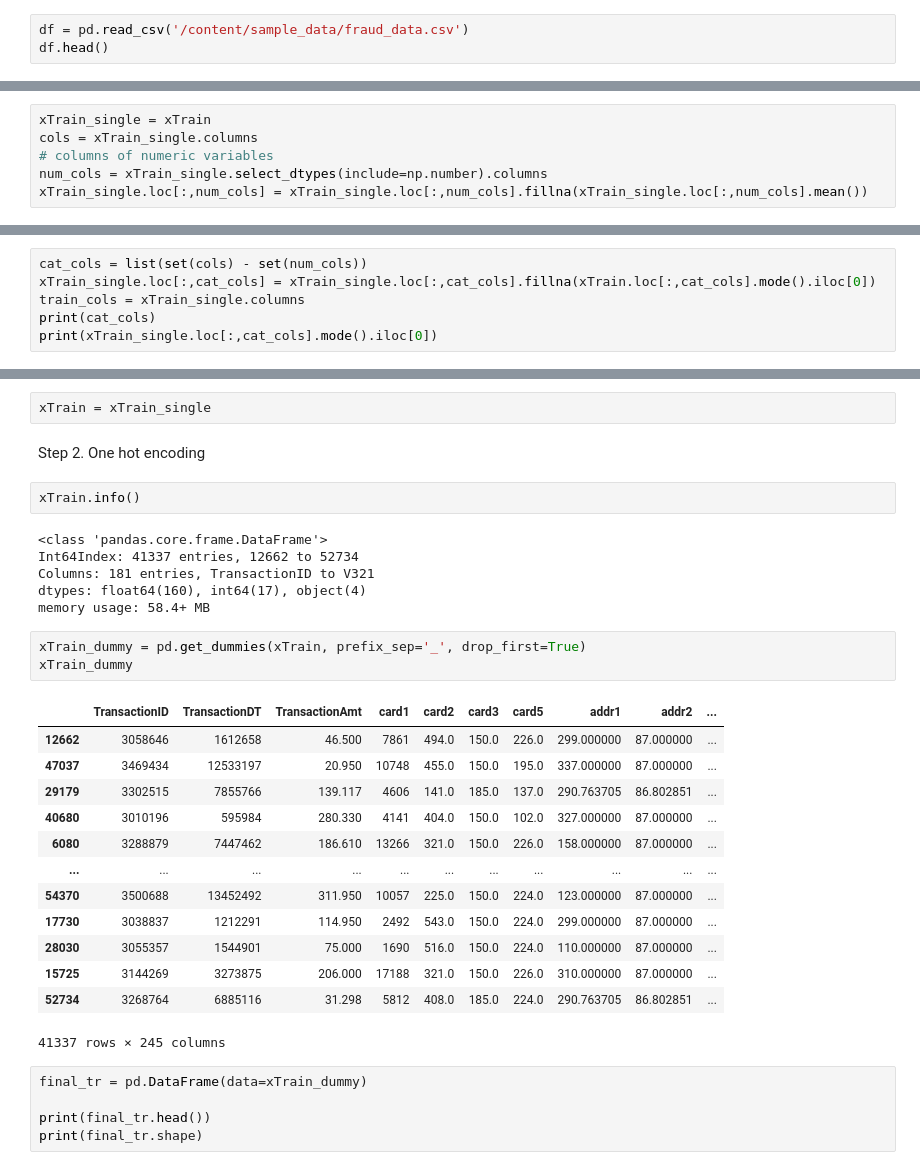
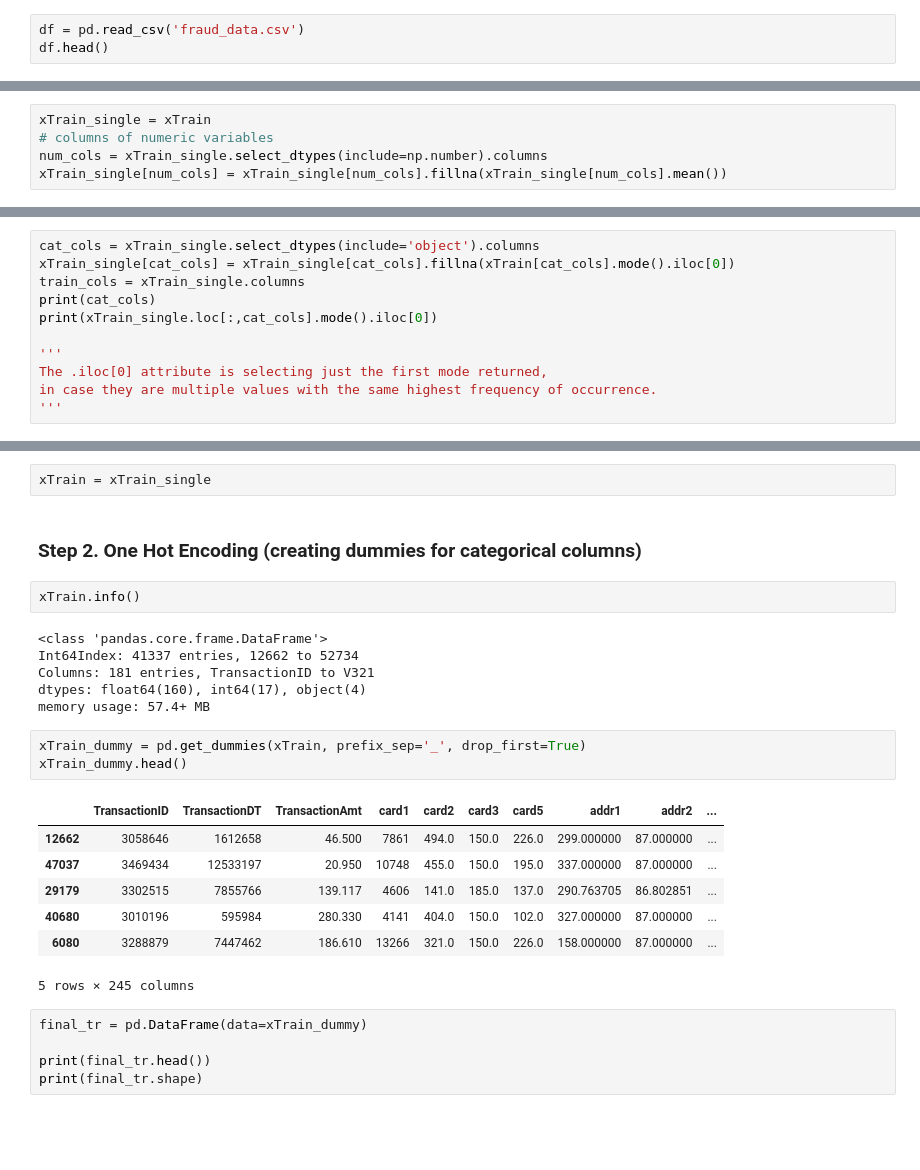
Before and after one commit to mengyush/data-science, a Jupyter notebook: IEEE_CIS_Fraud_Detection.ipynb, the cells around one changed output, grey strips where cells are left out. Cells and saved outputs as stored; diff of their text form; blank space fills up the shorter version.

```diff
--- a/IEEE_CIS_Fraud_Detection.ipynb
+++ b/IEEE_CIS_Fraud_Detection.ipynb
@@ -14,7 +14,7 @@ from sklearn.model_selection import train_test_split
 import warnings
 warnings.filterwarnings('ignore')
 # %%
-df = pd.read_csv('/content/sample_data/fraud_data.csv')
+df = pd.read_csv('fraud_data.csv')
 df.head()
 # %% [output]
 |  | TransactionID | isFraud | TransactionDT | TransactionAmt | ProductCD | card1 | card2 | card3 | card4 | ... |
@@ -87,7 +116,6 @@ Step 1a. Filling missing Numeric Variables with mean of the variable
 # %%
 xTrain_single = xTrain
-cols = xTrain_single.columns
 # columns of numeric variables
 num_cols = xTrain_single.select_dtypes(include=np.number).columns
-xTrain_single.loc[:,num_cols] = xTrain_single.loc[:,num_cols].fillna(xTrain_single.loc[:,num_cols].mean())
+xTrain_single[num_cols] = xTrain_single[num_cols].fillna(xTrain_single[num_cols].mean())
 # %% [markdown]
@@ -95,7 +123,12 @@ Step 1b. Filing missing Categorical Variables with mode of the variable
 # %%
-cat_cols = list(set(cols) - set(num_cols))
-xTrain_single.loc[:,cat_cols] = xTrain_single.loc[:,cat_cols].fillna(xTrain.loc[:,cat_cols].mode().iloc[0])
+cat_cols = xTrain_single.select_dtypes(include='object').columns
+xTrain_single[cat_cols] = xTrain_single[cat_cols].fillna(xTrain[cat_cols].mode().iloc[0])
 train_cols = xTrain_single.columns
 print(cat_cols)
 print(xTrain_single.loc[:,cat_cols].mode().iloc[0])
+
+'''
+The .iloc[0] attribute is selecting just the first mode returned,
+in case they are multiple values with the same highest frequency of occurrence.
+'''
 # %% [output]
@@ -147,8 +181,8 @@ max        237.000000
 Name: card5, dtype: float64
 # %%
 xTrain = xTrain_single
-# %% [markdown]
-Step 2. One hot encoding
+# %% [markdown]
+### Step 2. One Hot Encoding (creating dummies for categorical columns)
 # %%
 xTrain.info()
 # %% [output]
@@ -156,24 +190,18 @@ xTrain.info()
 Int64Index: 41337 entries, 12662 to 52734
 Columns: 181 entries, TransactionID to V321
 dtypes: float64(160), int64(17), object(4)
-memory usage: 58.4+ MB
+memory usage: 57.4+ MB
 # %%
 xTrain_dummy = pd.get_dummies(xTrain, prefix_sep='_', drop_first=True)
-xTrain_dummy
+xTrain_dummy.head()
 # %% [output]
 |  | TransactionID | TransactionDT | TransactionAmt | card1 | card2 | card3 | card5 | addr1 | addr2 | ... |
 | 12662 | 3058646 | 1612658 | 46.500 | 7861 | 494.0 | 150.0 | 226.0 | 299.000000 | 87.000000 | ... |
 | 47037 | 3469434 | 12533197 | 20.950 | 10748 | 455.0 | 150.0 | 195.0 | 337.000000 | 87.000000 | ... |
 | 29179 | 3302515 | 7855766 | 139.117 | 4606 | 141.0 | 185.0 | 137.0 | 290.763705 | 86.802851 | ... |
 | 40680 | 3010196 | 595984 | 280.330 | 4141 | 404.0 | 150.0 | 102.0 | 327.000000 | 87.000000 | ... |
 | 6080 | 3288879 | 7447462 | 186.610 | 13266 | 321.0 | 150.0 | 226.0 | 158.000000 | 87.000000 | ... |
-| ... | ... | ... | ... | ... | ... | ... | ... | ... | ... | ... |
-| 54370 | 3500688 | 13452492 | 311.950 | 10057 | 225.0 | 150.0 | 224.0 | 123.000000 | 87.000000 | ... |
-| 17730 | 3038837 | 1212291 | 114.950 | 2492 | 543.0 | 150.0 | 224.0 | 299.000000 | 87.000000 | ... |
-| 28030 | 3055357 | 1544901 | 75.000 | 1690 | 516.0 | 150.0 | 224.0 | 110.000000 | 87.000000 | ... |
-| 15725 | 3144269 | 3273875 | 206.000 | 17188 | 321.0 | 150.0 | 226.0 | 310.000000 | 87.000000 | ... |
-| 52734 | 3268764 | 6885116 | 31.298 | 5812 | 408.0 | 185.0 | 224.0 | 290.763705 | 86.802851 | ... |
-41337 rows × 245 columns
+5 rows × 245 columns
 # %%
 final_tr = pd.DataFrame(data=xTrain_dummy)
 
```
Also changed, not shown: parts of 25 cells of this notebook.
